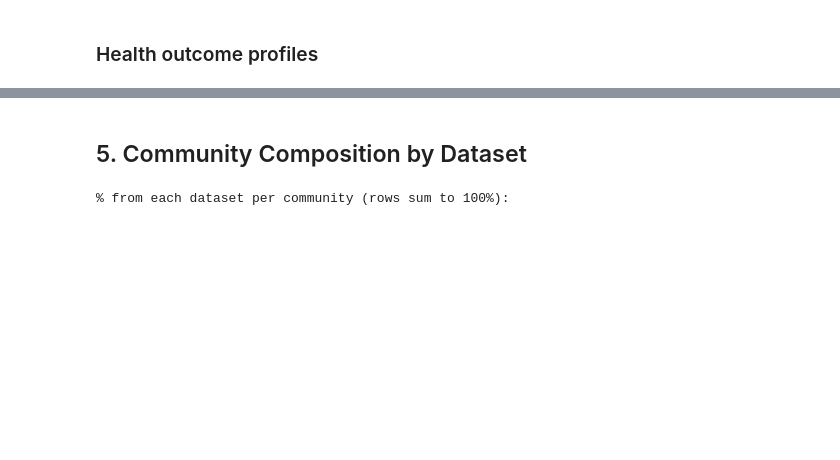
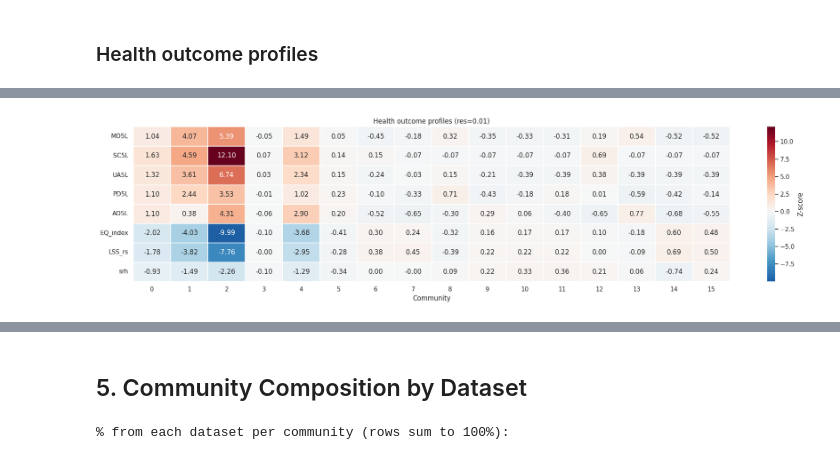
Before and after one commit to LuisGiraldo86/EuroQoL, a Jupyter notebook: notebooks/clustering/031-community_detection.ipynb, the cells around one changed output, grey strips where cells are left out. Cells and saved outputs as stored; diff of their text form; code cells hidden in the pictures; blank space fills up the shorter version.

```diff
--- a/notebooks/clustering/031-community_detection.ipynb
+++ b/notebooks/clustering/031-community_detection.ipynb
@@ -278,0 +291,19 @@ Health outcome means by community:
+# %%
+from numpy import percentile
+
+med = outcome_profile.median()
+iqr = outcome_profile.quantile(0.75) - outcome_profile.quantile(0.25)
+iqr = iqr.replace(0, 1)
+profile_robust = (outcome_profile - med) / iqr
+np.round(profile_robust, 3)
+
+fig, ax = plt.subplots(figsize=(W_fig, 5))
+sns.heatmap(profile_robust.T, ax=ax, cmap='RdBu_r', center=0, annot=True, fmt='.2f',
+            linewidths=0.3, cbar_kws={'label': 'Z-score'})
+ax.set_title(f'Health outcome profiles (res={RESOLUTION_FINAL})')
+ax.set_xlabel('Community')
+plt.tight_layout()
+plt.savefig(PLOTS_PATH / 'community031_outcome_profiles_robust.png', dpi=600, bbox_inches='tight')
+plt.show()
+# %% [output]
+[figure, added]
```
Also changed, not shown: parts of 8 cells of this notebook, 2 other files.
